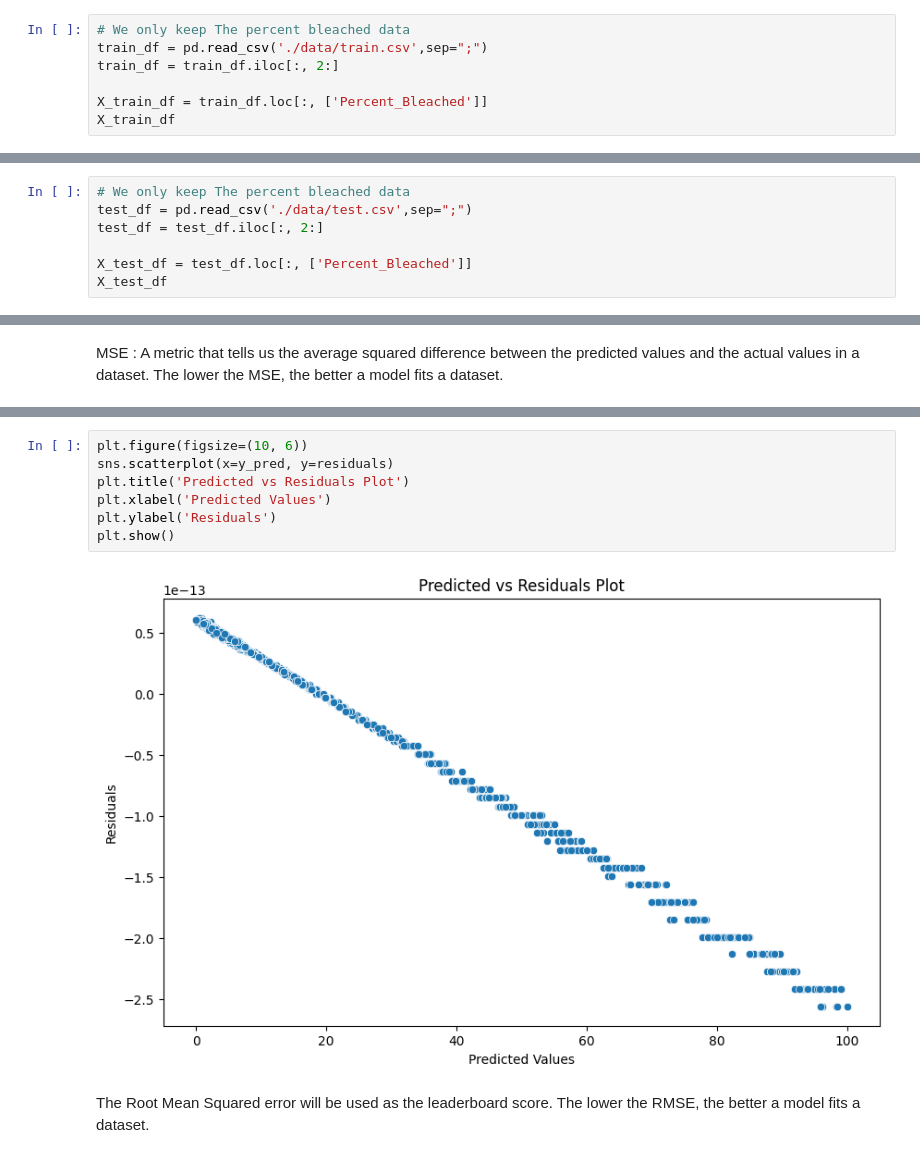
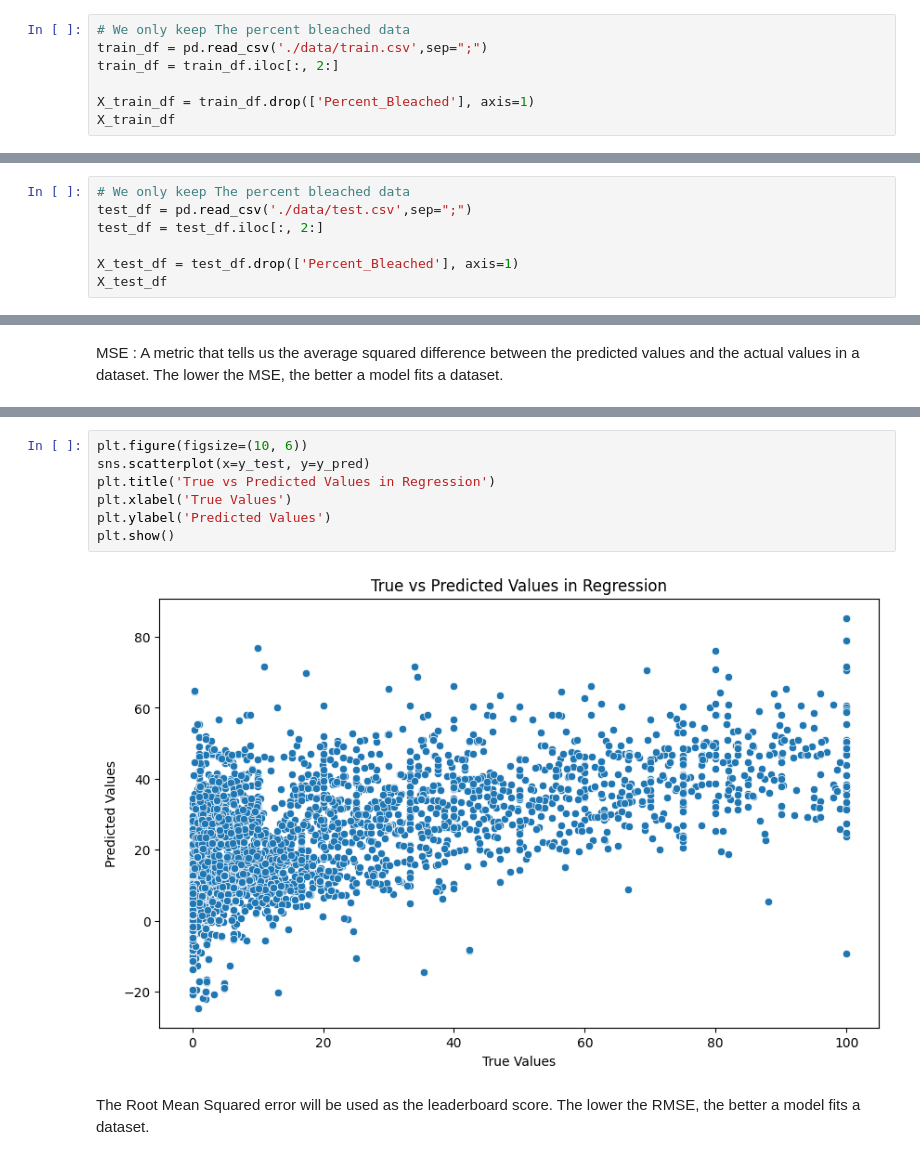
Before and after one commit to AlexisMichalowski/DC_Coral, a Jupyter notebook: coral_bleaching_starting_kit.ipynb, the cells around one changed output, grey strips where cells are left out. Drawn from its saved outputs; the diff is of its cells as text.

```diff
--- a/coral_bleaching_starting_kit.ipynb
+++ b/coral_bleaching_starting_kit.ipynb
@@ -95,6 +90,6 @@ from sklearn.metrics import mean_squared_error,mean_absolute_error, r2_score
 train_df = pd.read_csv('./data/train.csv',sep=";")
 train_df = train_df.iloc[:, 2:]
 
-X_train_df = train_df.loc[:, ['Percent_Bleached']]
+X_train_df = train_df.drop(['Percent_Bleached'], axis=1)
 X_train_df
 # %% [output]
@@ -116,6 +111,6 @@ X_train_df
 test_df = pd.read_csv('./data/test.csv',sep=";")
 test_df = test_df.iloc[:, 2:]
 
-X_test_df = test_df.loc[:, ['Percent_Bleached']]
+X_test_df = test_df.drop(['Percent_Bleached'], axis=1)
 X_test_df
 # %% [output]
@@ -235,12 +237,12 @@ plt.show()
 # %%
 plt.figure(figsize=(10, 6))
-sns.scatterplot(x=y_pred, y=residuals)
-plt.title('Predicted vs Residuals Plot')
-plt.xlabel('Predicted Values')
-plt.ylabel('Residuals')
+sns.scatterplot(x=y_test, y=y_pred)
+plt.title('True vs Predicted Values in Regression')
+plt.xlabel('True Values')
+plt.ylabel('Predicted Values')
 plt.show()
 # %% [output]
-[figure, old version]
+[figure, new version]
 # %% [markdown]
 The Root Mean Squared error will be used as the leaderboard score. The lower the RMSE, the better a model fits a dataset.
 # %%
```
Also changed, not shown: parts of 10 cells of this notebook, 2 other files.
